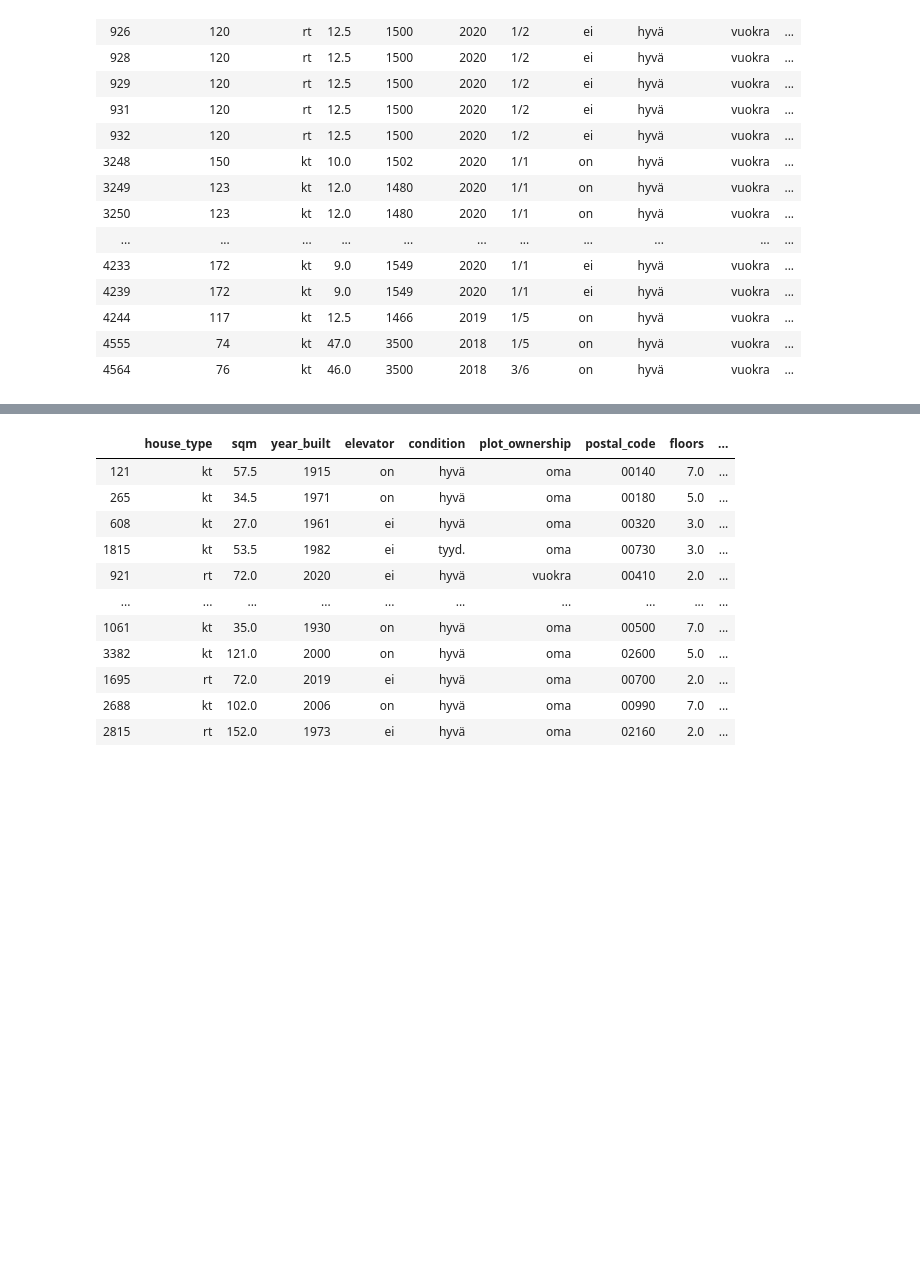
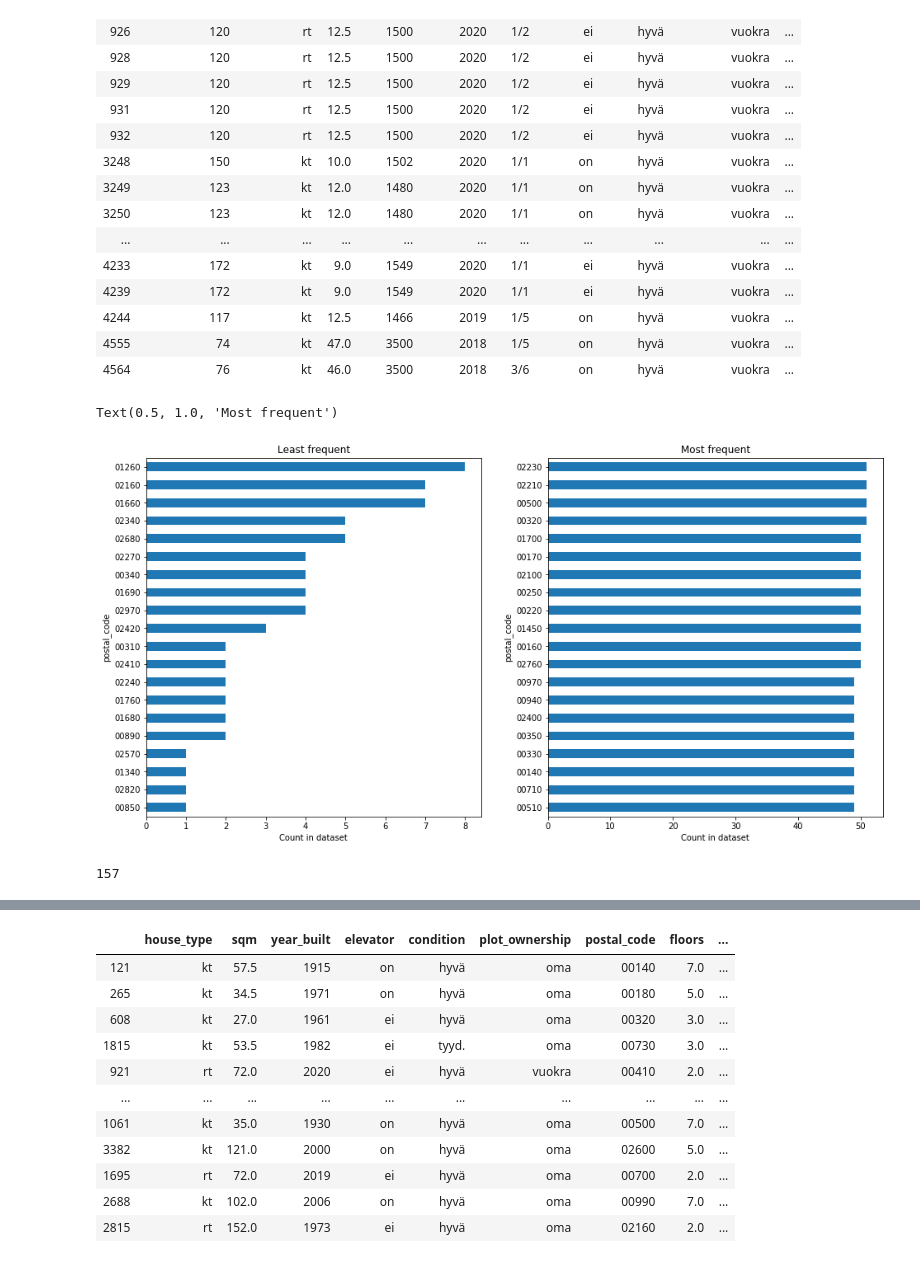
Before and after one commit to modjas/real_estate_prices_project, a Jupyter notebook: real_estate_prices_project.ipynb, the cells around one changed output, grey strips where cells are left out. Drawn from its saved outputs; the diff is of its cells as text; code cells hidden in the pictures; blank space fills up the shorter version.

```diff
--- a/real_estate_prices_project.ipynb
+++ b/real_estate_prices_project.ipynb
@@ -205,0 +227,18 @@ df_ml.drop(outliers.index, axis=0, inplace=True)
+# %%
+plt.figure()
+plt.subplot(121)
+df_ml.groupby('postal_code')['price'].count().sort_values()[:20].plot.barh(figsize=(16,8))
+plt.xlabel('Count in dataset')
+plt.title('Least frequent')
+
+plt.subplot(122)
+df_ml.groupby('postal_code')['price'].count().sort_values()[-20:].plot.barh(figsize=(16,8))
+plt.xlabel('Count in dataset')
+plt.title('Most frequent')
+# %% [output]
+Text(0.5, 1.0, 'Most frequent')
+[figure, added]
+# %%
+df_ml.groupby('postal_code')['price'].count().sort_values().size
+# %% [output]
+157
```
Also changed, not shown: parts of 33 cells of this notebook.
